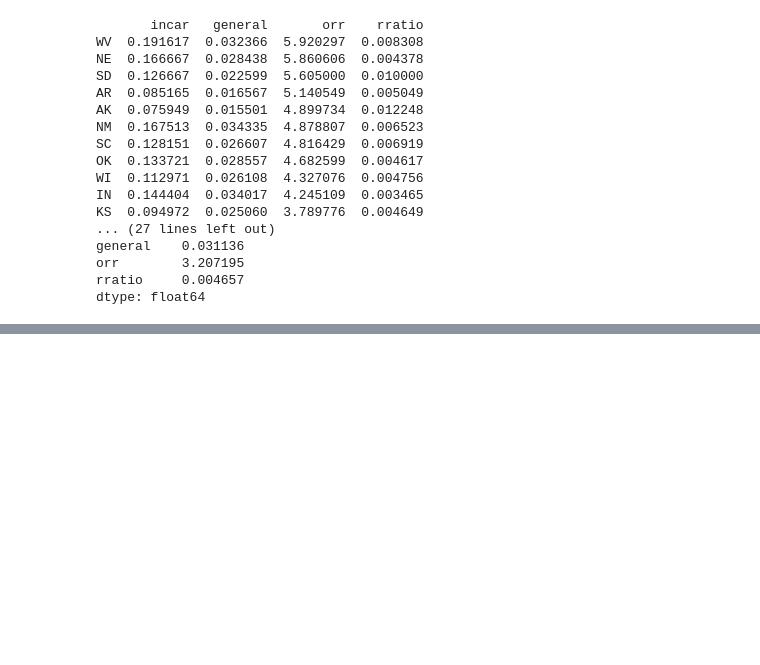
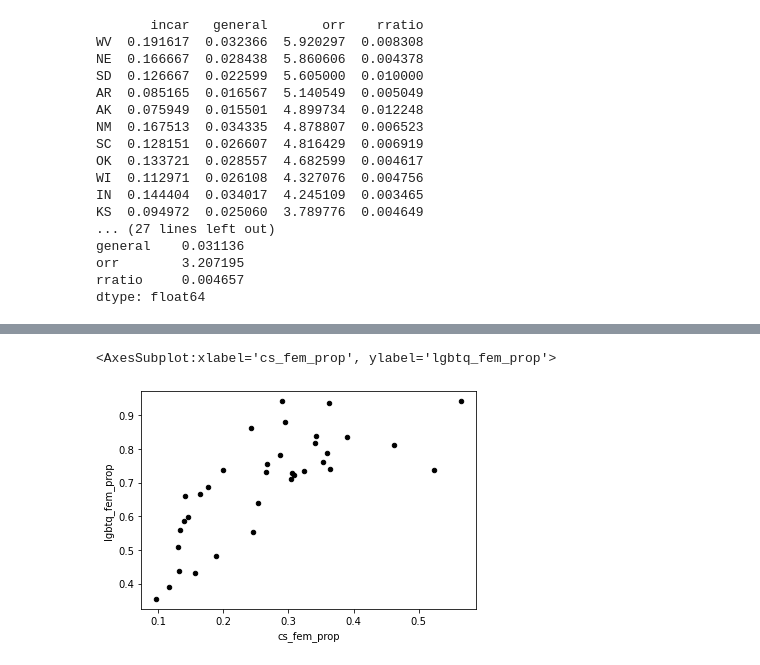
Before and after one commit to hjake123/pharis-2021, a Jupyter notebook: Data/process_notebook.ipynb, the cells around one changed output, grey strips where cells are left out. Saved outputs shown, nothing was run; the diff lists cells and outputs as text; code cells hidden in the pictures; blank space fills up the shorter version.

```diff
--- a/Data/process_notebook.ipynb
+++ b/Data/process_notebook.ipynb
@@ -234,0 +357,6 @@ dtype: float64
+# %%
+''' Unsurprisingly, prisons with more cis straight females have more lgbtq females also. '''
+gd_plot_frame.plot.scatter(x='cs_fem_prop', y='lgbtq_fem_prop', c='black')
+# %% [output]
+<AxesSubplot:xlabel='cs_fem_prop', ylabel='lgbtq_fem_prop'>
+[figure, added]
```
Also changed, not shown: parts of 43 cells of this notebook, 4 other files.
